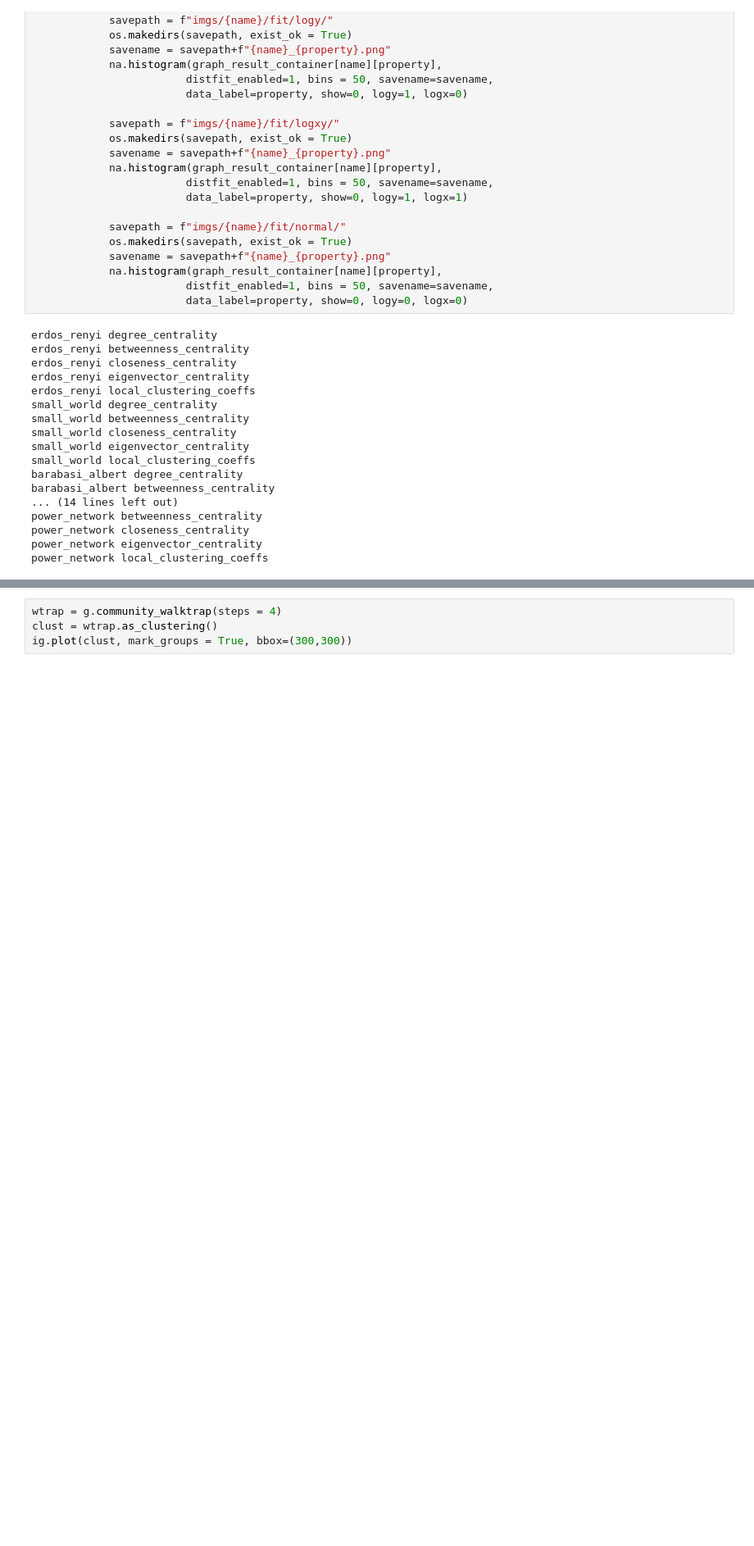
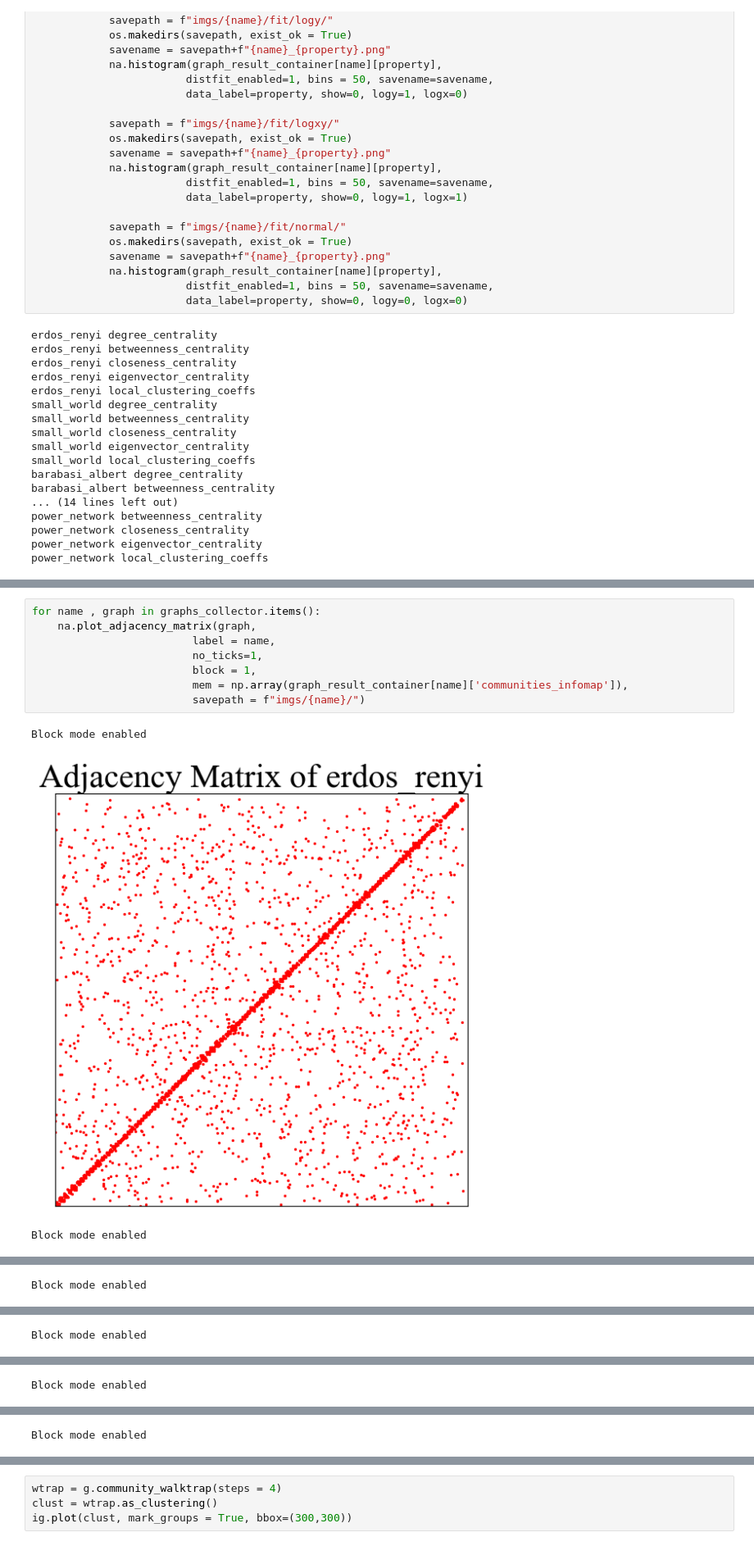
Before and after one commit to BKris2315/bioinsp_sys_project_2024, a Jupyter notebook: kuramoto_on_graphs.ipynb, the cells around one changed output, grey strips where cells are left out. Shown at 82% size. Saved outputs shown, nothing was run; the diff lists cells and outputs as text; blank space fills up the shorter version.

```diff
--- a/kuramoto_on_graphs.ipynb
+++ b/kuramoto_on_graphs.ipynb
@@ -376,0 +413,12 @@ power_network local_clustering_coeffs
+# %%
+for name , graph in graphs_collector.items():
+    na.plot_adjacency_matrix(graph,
+                         label = name,
+                         no_ticks=1,
+                         block = 1,
+                         mem = np.array(graph_result_container[name]['communities_infomap']),
+                         savepath = f"imgs/{name}/")
+# %% [output]
+Block mode enabled
+[figure, added]
+Block mode enabled
@@ -376,0 +426 @@ power_network local_clustering_coeffs
+Block mode enabled
@@ -376,0 +428 @@ power_network local_clustering_coeffs
+Block mode enabled
@@ -376,0 +430 @@ power_network local_clustering_coeffs
+Block mode enabled
@@ -376,0 +432 @@ power_network local_clustering_coeffs
+Block mode enabled
```
Also changed, not shown: parts of 5 cells of this notebook, 9 other files.
